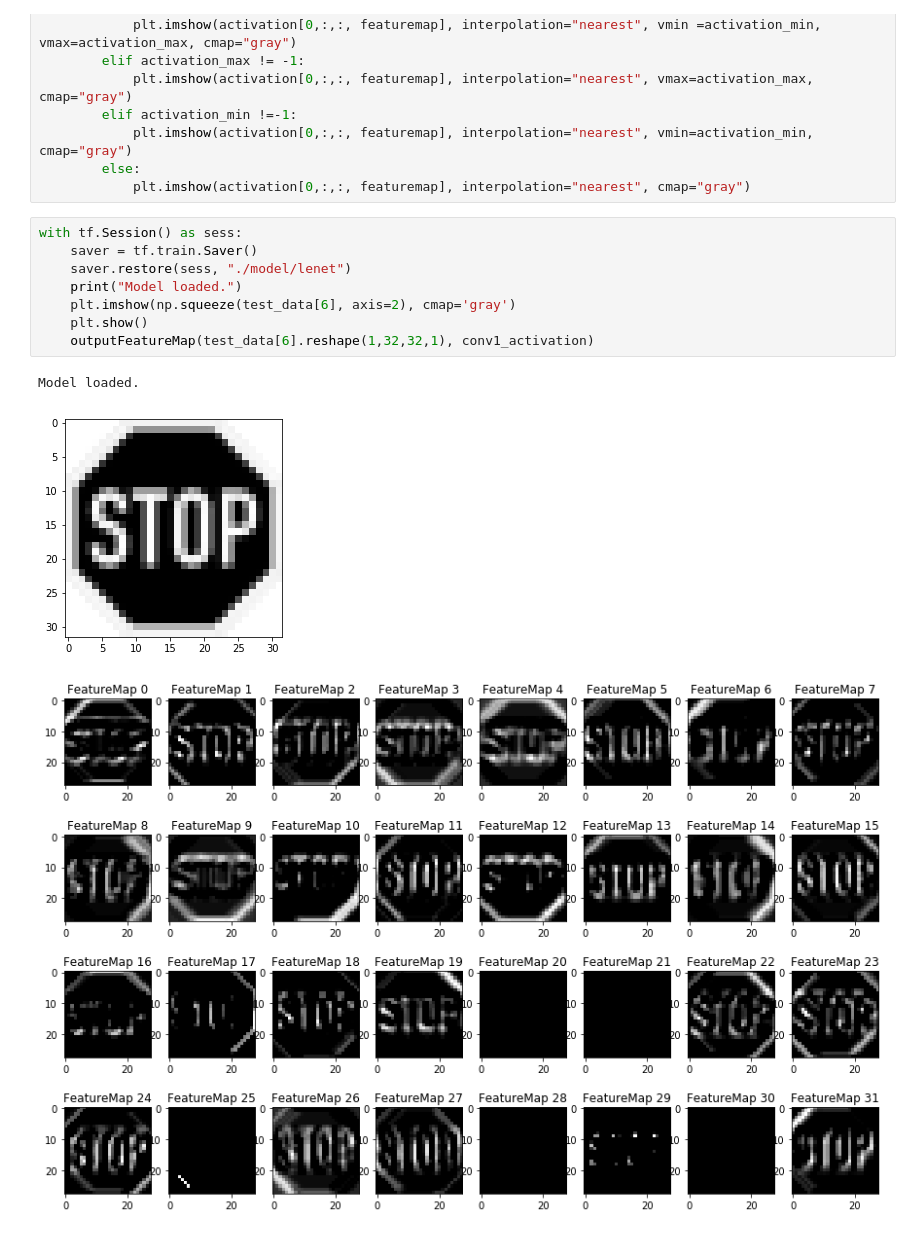
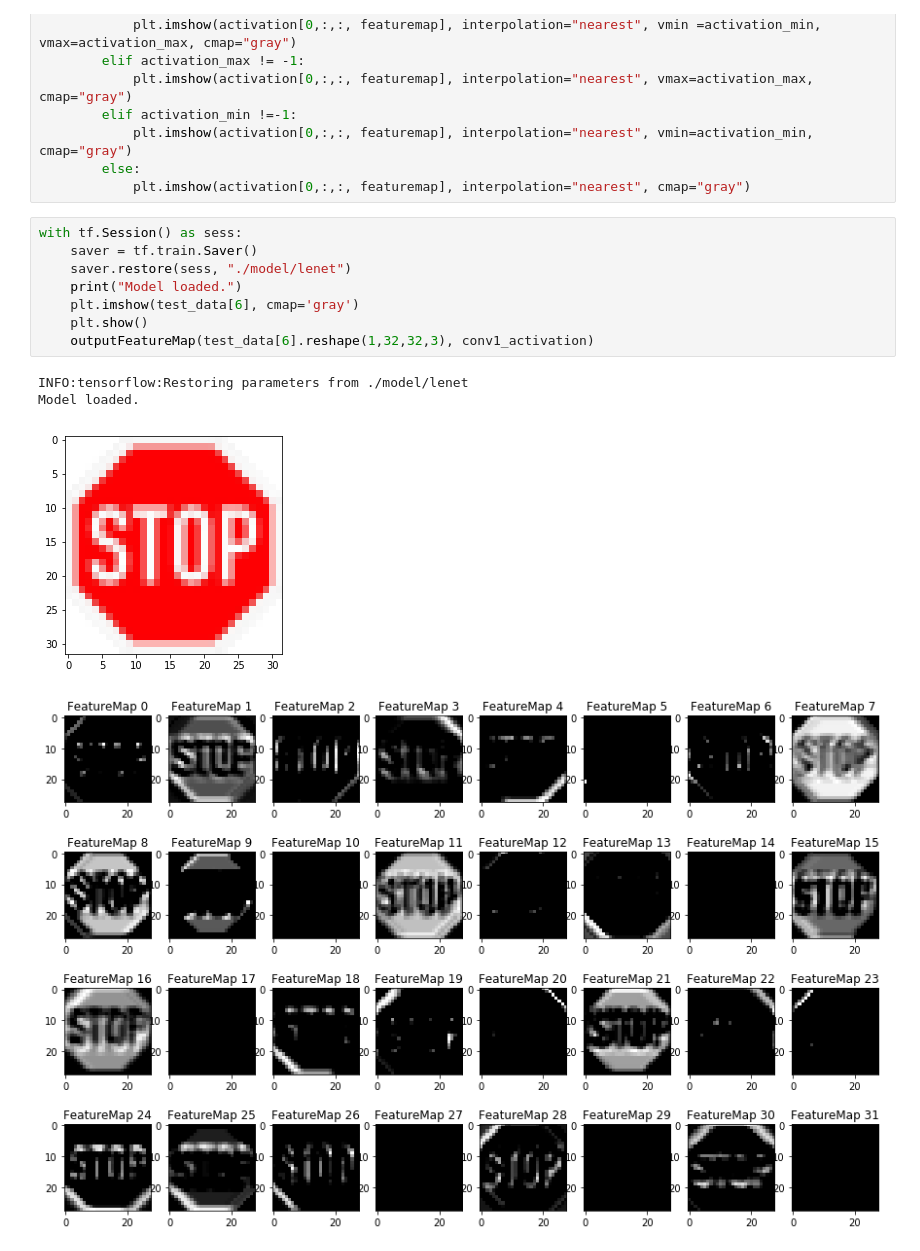
Before and after one commit to adriendod/traffic-sign-classifier, a Jupyter notebook: Traffic_Sign_Classifier.ipynb, the cells around one changed output. Drawn from its saved outputs; the diff is of its cells as text.

```diff
--- a/Traffic_Sign_Classifier.ipynb
+++ b/Traffic_Sign_Classifier.ipynb
@@ -563,12 +623,13 @@ def outputFeatureMap(image_input, tf_activation, activation_min=-1, activation_m
 # %%
 with tf.Session() as sess:
     saver = tf.train.Saver()
     saver.restore(sess, "./model/lenet")
     print("Model loaded.")
-    plt.imshow(np.squeeze(test_data[6], axis=2), cmap='gray')
+    plt.imshow(test_data[6], cmap='gray')
     plt.show()
-    outputFeatureMap(test_data[6].reshape(1,32,32,1), conv1_activation)
+    outputFeatureMap(test_data[6].reshape(1,32,32,3), conv1_activation)
 # %% [output]
+INFO:tensorflow:Restoring parameters from ./model/lenet
 Model loaded.
-[figure, old version]
+[figure, new version]
-[figure, old version]
+[figure, new version]
```
Also changed, not shown: parts of 12 cells of this notebook.
